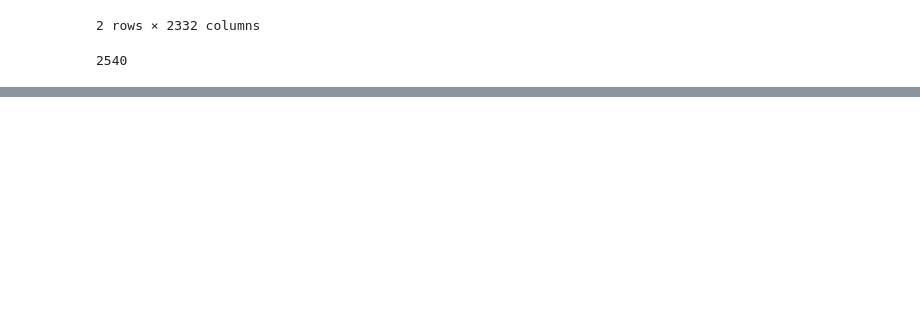
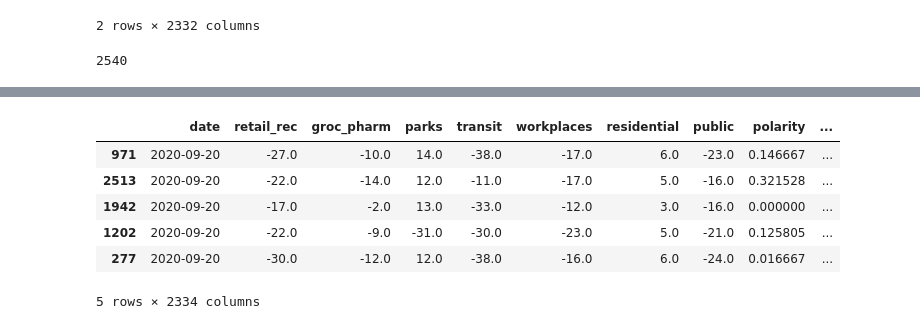
Before and after one commit to swethapola/w207_finalproject, a Jupyter notebook: notebooks/model.ipynb, the cells around one changed output, grey strips where cells are left out. Cells and saved outputs as stored; diff of their text form; code cells hidden in the pictures; blank space fills up the shorter version.

```diff
--- a/notebooks/model.ipynb
+++ b/notebooks/model.ipynb
@@ -105,3 +105,6 @@ len(grouped)
 # %%
 reset_ind = grouped.reset_index()
 reset_ind.drop(columns=['county'], inplace=True)
+# %%
+final_df = reset_ind
+final_df.head(2)
@@ -107,0 +130,4 @@ reset_ind.drop(columns=['county'], inplace=True)
+# %%
+# Convert date column to pd.DateTime object
+final_df['date'] = pd.to_datetime(final_df['date'])
+type(final_df['date'][0])
@@ -107,0 +145,12 @@ reset_ind.drop(columns=['county'], inplace=True)
+# %%
+before_mid_june = final_df[final_df['date'] < pd.to_datetime('2020-06-15')]
+mid_june_onwards = final_df[final_df['date'] >= pd.to_datetime('2020-06-15')]
+mid_june_onwards.tail(5)
+# %% [output]
+|  | date | retail_rec | groc_pharm | parks | transit | workplaces | residential | public | polarity | ... |
+| 971 | 2020-09-20 | -27.0 | -10.0 | 14.0 | -38.0 | -17.0 | 6.0 | -23.0 | 0.146667 | ... |
+| 2513 | 2020-09-20 | -22.0 | -14.0 | 12.0 | -11.0 | -17.0 | 5.0 | -16.0 | 0.321528 | ... |
+| 1942 | 2020-09-20 | -17.0 | -2.0 | 13.0 | -33.0 | -12.0 | 3.0 | -16.0 | 0.000000 | ... |
+| 1202 | 2020-09-20 | -22.0 | -9.0 | -31.0 | -30.0 | -23.0 | 5.0 | -21.0 | 0.125805 | ... |
+| 277 | 2020-09-20 | -30.0 | -12.0 | 12.0 | -38.0 | -16.0 | 6.0 | -24.0 | 0.016667 | ... |
+5 rows × 2334 columns
```
Also changed, not shown: parts of 30 cells of this notebook, 3 other files.
